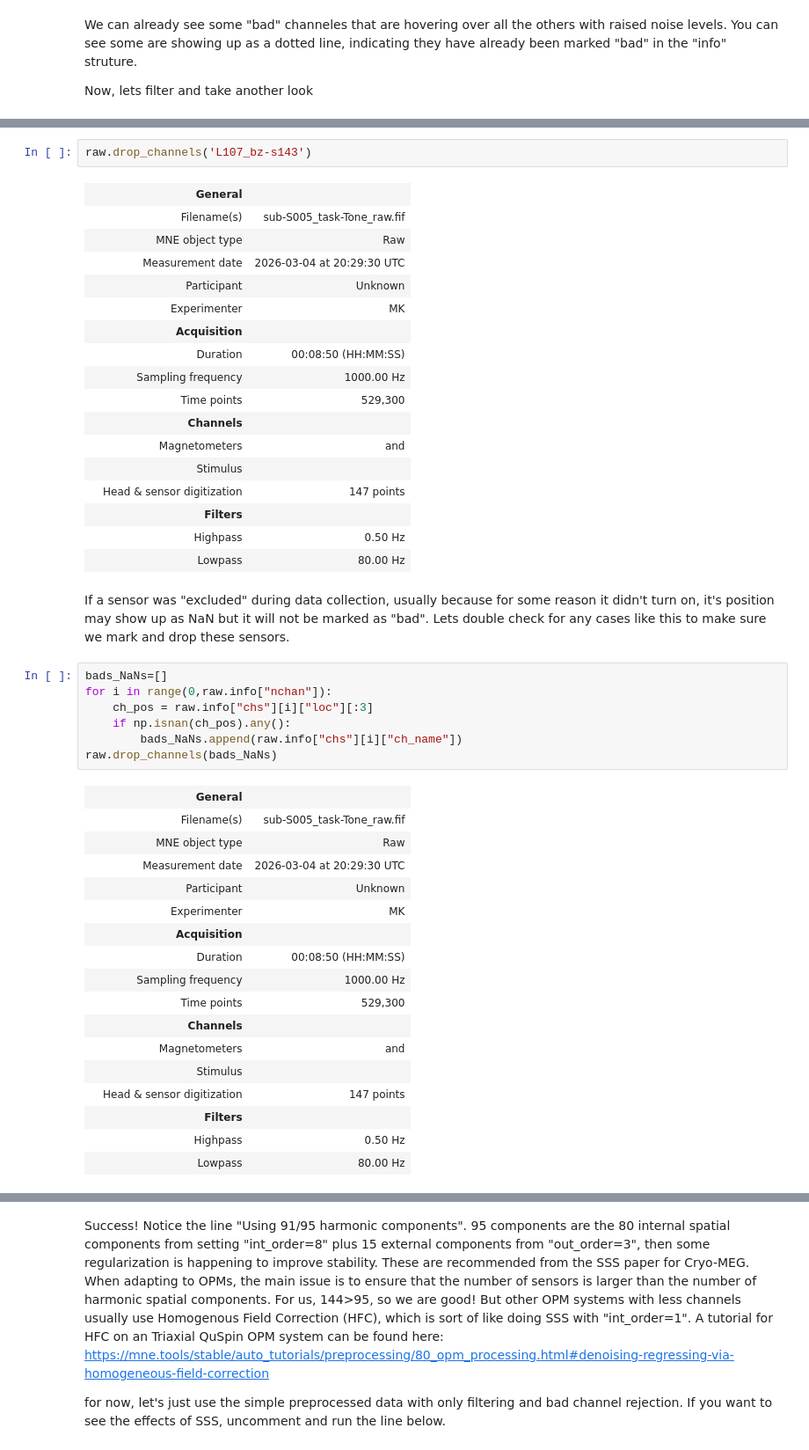
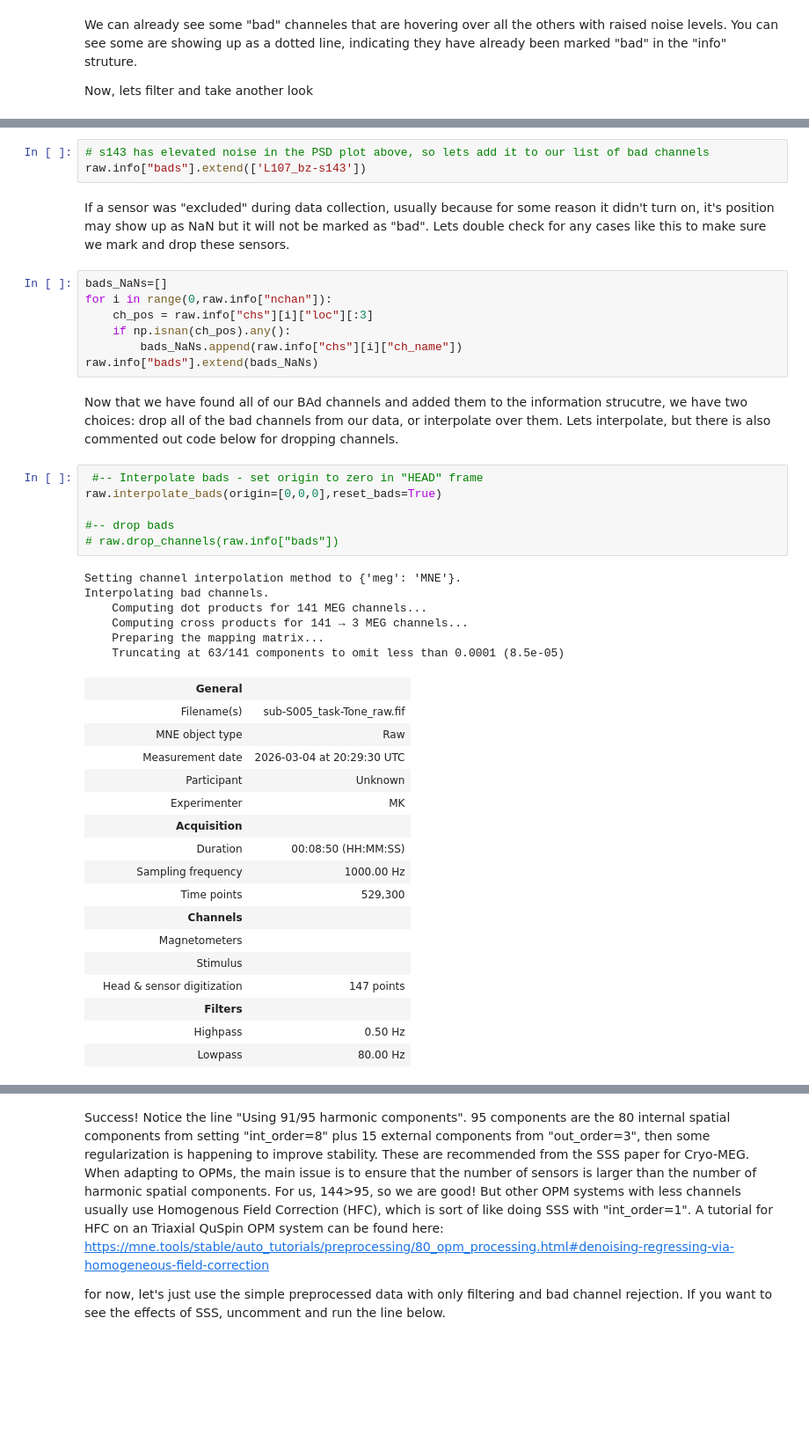
Before and after one commit to xannnimal/OPM_processing_notebook, a Jupyter notebook: OPM_processing_tutorial.ipynb, the cells around one changed output, grey strips where cells are left out. Shown at 88% size. Drawn from its saved outputs; the diff is of its cells as text; blank space fills up the shorter version.

```diff
--- a/OPM_processing_tutorial.ipynb
+++ b/OPM_processing_tutorial.ipynb
@@ -164,23 +166,6 @@ Seems like 'L107_bz-s143', plotted in blue, has raised noise levels, so we'll ju
 # %%
-raw.drop_channels('L107_bz-s143')
+# s143 has elevated noise in the PSD plot above, so lets add it to our list of bad channels
+raw.info["bads"].extend(['L107_bz-s143'])
-# %% [output]
-|  | General |  |
-|  | Filename(s) | sub-S005_task-Tone_raw.fif |
-|  | MNE object type | Raw |
-|  | Measurement date | 2026-03-04 at 20:29:30 UTC |
-|  | Participant | Unknown |
-|  | Experimenter | MK |
-|  | Acquisition |  |
-|  | Duration | 00:08:50 (HH:MM:SS) |
-|  | Sampling frequency | 1000.00 Hz |
-|  | Time points | 529,300 |
-|  | Channels |  |
-|  | Magnetometers | and |
-|  | Stimulus |  |
-|  | Head & sensor digitization | 147 points |
-|  | Filters |  |
-|  | Highpass | 0.50 Hz |
-|  | Lowpass | 80.00 Hz |
 # %% [markdown]
 If a sensor was "excluded" during data collection, usually because for some reason it didn't turn on, it's position may show up as NaN but it will not be marked as "bad". Lets double check for any cases like this to make sure we mark and drop these sensors.
 # %%
@@ -189,22 +174,36 @@ for i in range(0,raw.info["nchan"]):
     ch_pos = raw.info["chs"][i]["loc"][:3]
     if np.isnan(ch_pos).any():
         bads_NaNs.append(raw.info["chs"][i]["ch_name"])
-raw.drop_channels(bads_NaNs)
+raw.info["bads"].extend(bads_NaNs)
-# %% [output]
-|  | General |  |
-|  | Filename(s) | sub-S005_task-Tone_raw.fif |
-|  | MNE object type | Raw |
-|  | Measurement date | 2026-03-04 at 20:29:30 UTC |
-|  | Participant | Unknown |
-|  | Experimenter | MK |
-|  | Acquisition |  |
-|  | Duration | 00:08:50 (HH:MM:SS) |
-|  | Sampling frequency | 1000.00 Hz |
-|  | Time points | 529,300 |
-|  | Channels |  |
-|  | Magnetometers | and |
-|  | Stimulus |  |
-|  | Head & sensor digitization | 147 points |
-|  | Filters |  |
-|  | Highpass | 0.50 Hz |
-|  | Lowpass | 80.00 Hz |
+# %% [markdown]
+Now that we have found all of our BAd channels and added them to the information strucutre, we have two choices: drop all of the bad channels from our data, or interpolate over them. Lets interpolate, but there is also commented out code below for dropping channels.
+# %%
+ #-- Interpolate bads - set origin to zero in "HEAD" frame
+raw.interpolate_bads(origin=[0,0,0],reset_bads=True)
+
+#-- drop bads
+# raw.drop_channels(raw.info["bads"])
+# %% [output]
+Setting channel interpolation method to {'meg': 'MNE'}.
+Interpolating bad channels.
+    Computing dot products for 141 MEG channels...
+    Computing cross products for 141 → 3 MEG channels...
+    Preparing the mapping matrix...
+    Truncating at 63/141 components to omit less than 0.0001 (8.5e-05)
+|  | General |  |
+|  | Filename(s) | sub-S005_task-Tone_raw.fif |
+|  | MNE object type | Raw |
+|  | Measurement date | 2026-03-04 at 20:29:30 UTC |
+|  | Participant | Unknown |
+|  | Experimenter | MK |
+|  | Acquisition |  |
+|  | Duration | 00:08:50 (HH:MM:SS) |
+|  | Sampling frequency | 1000.00 Hz |
+|  | Time points | 529,300 |
+|  | Channels |  |
+|  | Magnetometers |  |
+|  | Stimulus |  |
+|  | Head & sensor digitization | 147 points |
+|  | Filters |  |
+|  | Highpass | 0.50 Hz |
+|  | Lowpass | 80.00 Hz |
```
Also changed, not shown: parts of 18 cells of this notebook.
